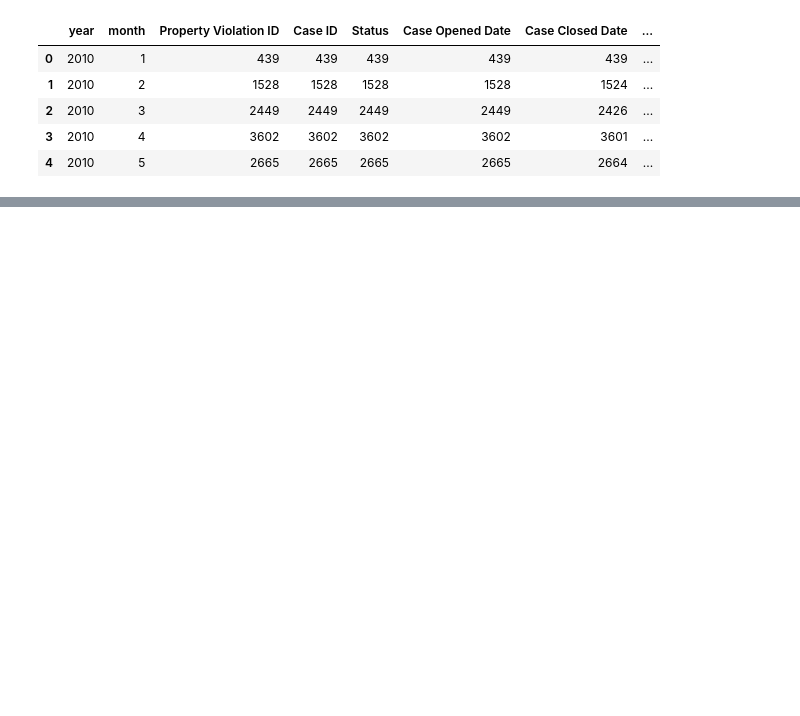
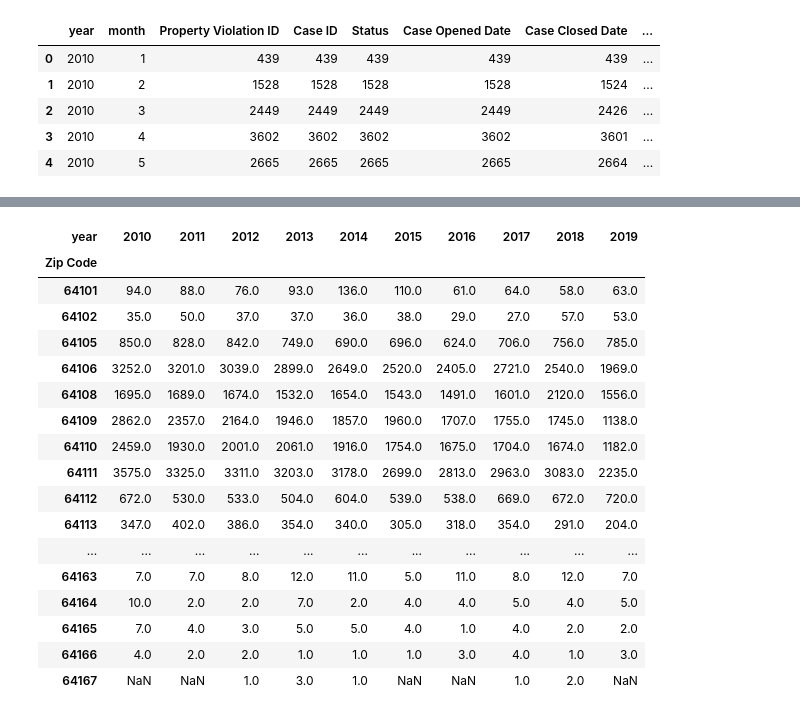
Before and after one commit to sjhaluck/KCMO-Property-and-Crime, a Jupyter notebook: KC_property_crime.ipynb, the cells around one changed output, grey strips where cells are left out. Saved outputs shown, nothing was run; the diff lists cells and outputs as text; code cells hidden in the pictures; blank space fills up the shorter version.

```diff
--- a/KC_property_crime.ipynb
+++ b/KC_property_crime.ipynb
@@ -1241,0 +1276,22 @@ plt.show()
+# %%
+# pivot table to count the crimes in each year in each zip code
+crimes.sort_values(by='Zip Code').groupby(by=['Zip Code','year'], as_index=False).count()[['Zip Code','year','Report_No']].pivot(index='Zip Code',columns='year',values='Report_No')
+# %% [output]
+| year | 2010 | 2011 | 2012 | 2013 | 2014 | 2015 | 2016 | 2017 | 2018 | 2019 |
+| Zip Code |  |  |  |  |  |  |  |  |  |  |
+| 64101 | 94.0 | 88.0 | 76.0 | 93.0 | 136.0 | 110.0 | 61.0 | 64.0 | 58.0 | 63.0 |
+| 64102 | 35.0 | 50.0 | 37.0 | 37.0 | 36.0 | 38.0 | 29.0 | 27.0 | 57.0 | 53.0 |
+| 64105 | 850.0 | 828.0 | 842.0 | 749.0 | 690.0 | 696.0 | 624.0 | 706.0 | 756.0 | 785.0 |
+| 64106 | 3252.0 | 3201.0 | 3039.0 | 2899.0 | 2649.0 | 2520.0 | 2405.0 | 2721.0 | 2540.0 | 1969.0 |
+| 64108 | 1695.0 | 1689.0 | 1674.0 | 1532.0 | 1654.0 | 1543.0 | 1491.0 | 1601.0 | 2120.0 | 1556.0 |
+| 64109 | 2862.0 | 2357.0 | 2164.0 | 1946.0 | 1857.0 | 1960.0 | 1707.0 | 1755.0 | 1745.0 | 1138.0 |
+| 64110 | 2459.0 | 1930.0 | 2001.0 | 2061.0 | 1916.0 | 1754.0 | 1675.0 | 1704.0 | 1674.0 | 1182.0 |
+| 64111 | 3575.0 | 3325.0 | 3311.0 | 3203.0 | 3178.0 | 2699.0 | 2813.0 | 2963.0 | 3083.0 | 2235.0 |
+| 64112 | 672.0 | 530.0 | 533.0 | 504.0 | 604.0 | 539.0 | 538.0 | 669.0 | 672.0 | 720.0 |
+| 64113 | 347.0 | 402.0 | 386.0 | 354.0 | 340.0 | 305.0 | 318.0 | 354.0 | 291.0 | 204.0 |
+| ... | ... | ... | ... | ... | ... | ... | ... | ... | ... | ... |
+| 64163 | 7.0 | 7.0 | 8.0 | 12.0 | 11.0 | 5.0 | 11.0 | 8.0 | 12.0 | 7.0 |
+| 64164 | 10.0 | 2.0 | 2.0 | 7.0 | 2.0 | 4.0 | 4.0 | 5.0 | 4.0 | 5.0 |
+| 64165 | 7.0 | 4.0 | 3.0 | 5.0 | 5.0 | 4.0 | 1.0 | 4.0 | 2.0 | 2.0 |
+| 64166 | 4.0 | 2.0 | 2.0 | 1.0 | 1.0 | 1.0 | 3.0 | 4.0 | 1.0 | 3.0 |
+| 64167 | NaN | NaN | 1.0 | 3.0 | 1.0 | NaN | NaN | 1.0 | 2.0 | NaN |
```
Also changed, not shown: parts of 28 cells of this notebook, 22 other files.
